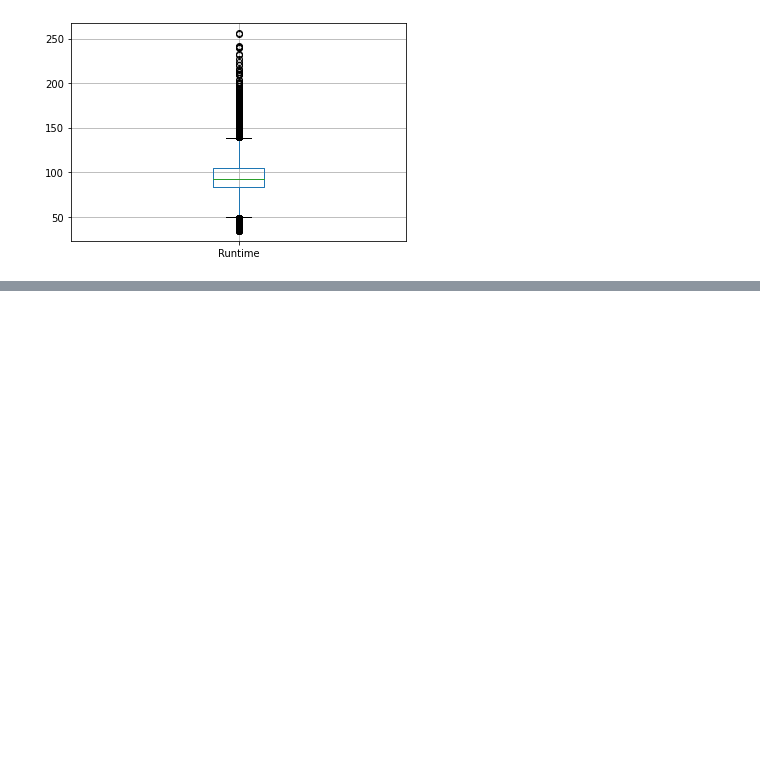
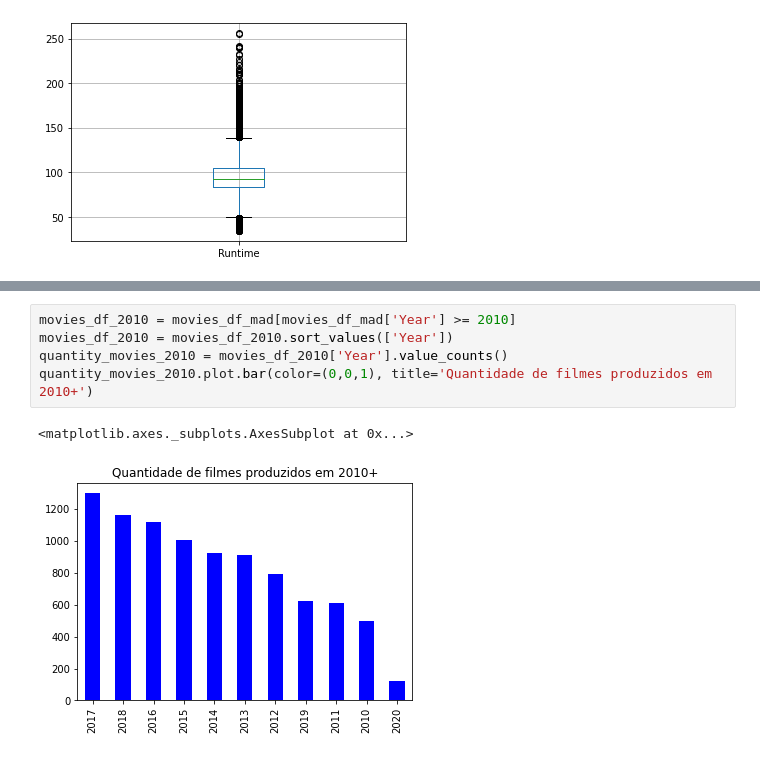
Before and after one commit to JonatasDeOliveira/movie-it, a Jupyter notebook: src/MovieIt.ipynb, the cells around one changed output, grey strips where cells are left out. Saved outputs shown, nothing was run; the diff lists cells and outputs as text; blank space fills up the shorter version.

```diff
--- a/src/MovieIt.ipynb
+++ b/src/MovieIt.ipynb
@@ -370,0 +365,8 @@ number_acidents_hour_by_day
+# %%
+movies_df_2010 = movies_df_mad[movies_df_mad['Year'] >= 2010]
+movies_df_2010 = movies_df_2010.sort_values(['Year'])
+quantity_movies_2010 = movies_df_2010['Year'].value_counts()
+quantity_movies_2010.plot.bar(color=(0,0,1), title='Quantidade de filmes produzidos em 2010+')
+# %% [output]
+<matplotlib.axes._subplots.AxesSubplot at 0x...>
+[figure, added]
```
Also changed, not shown: parts of 10 cells of this notebook.
